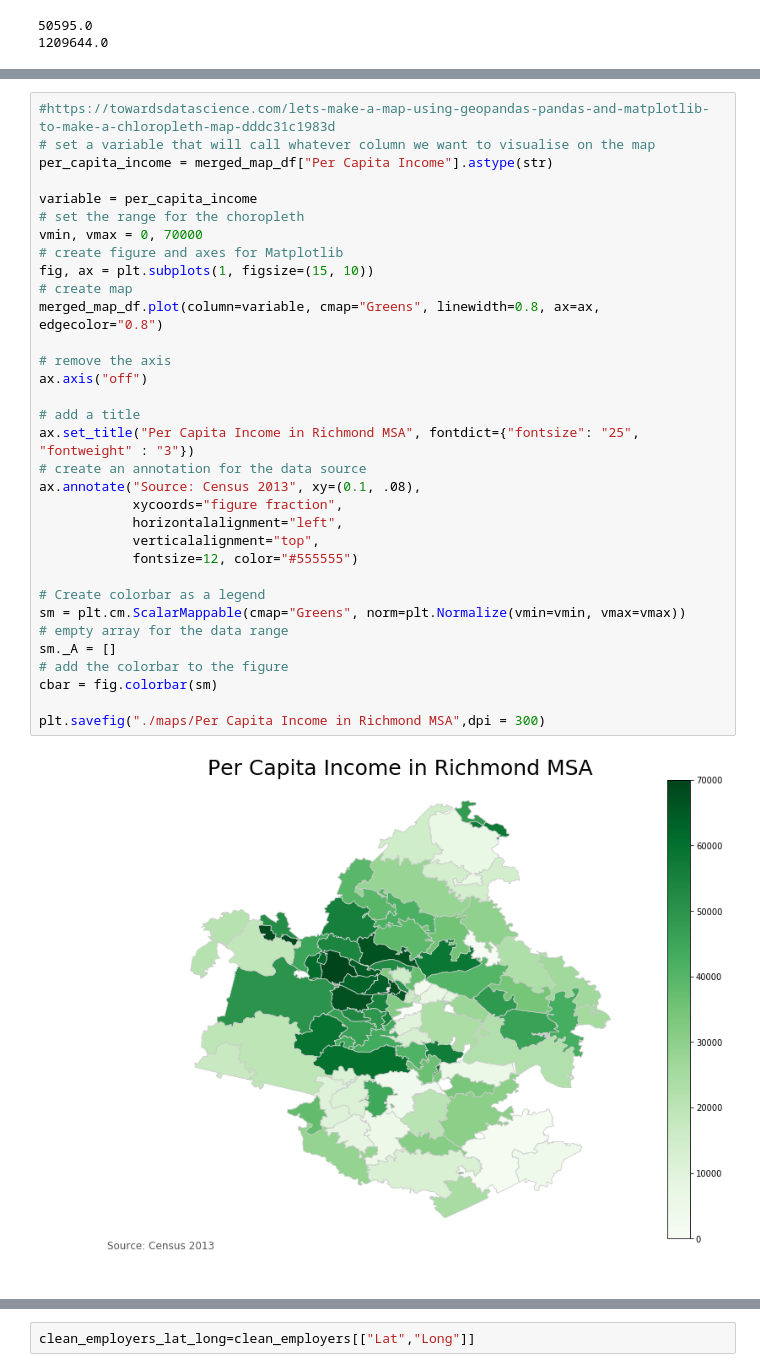
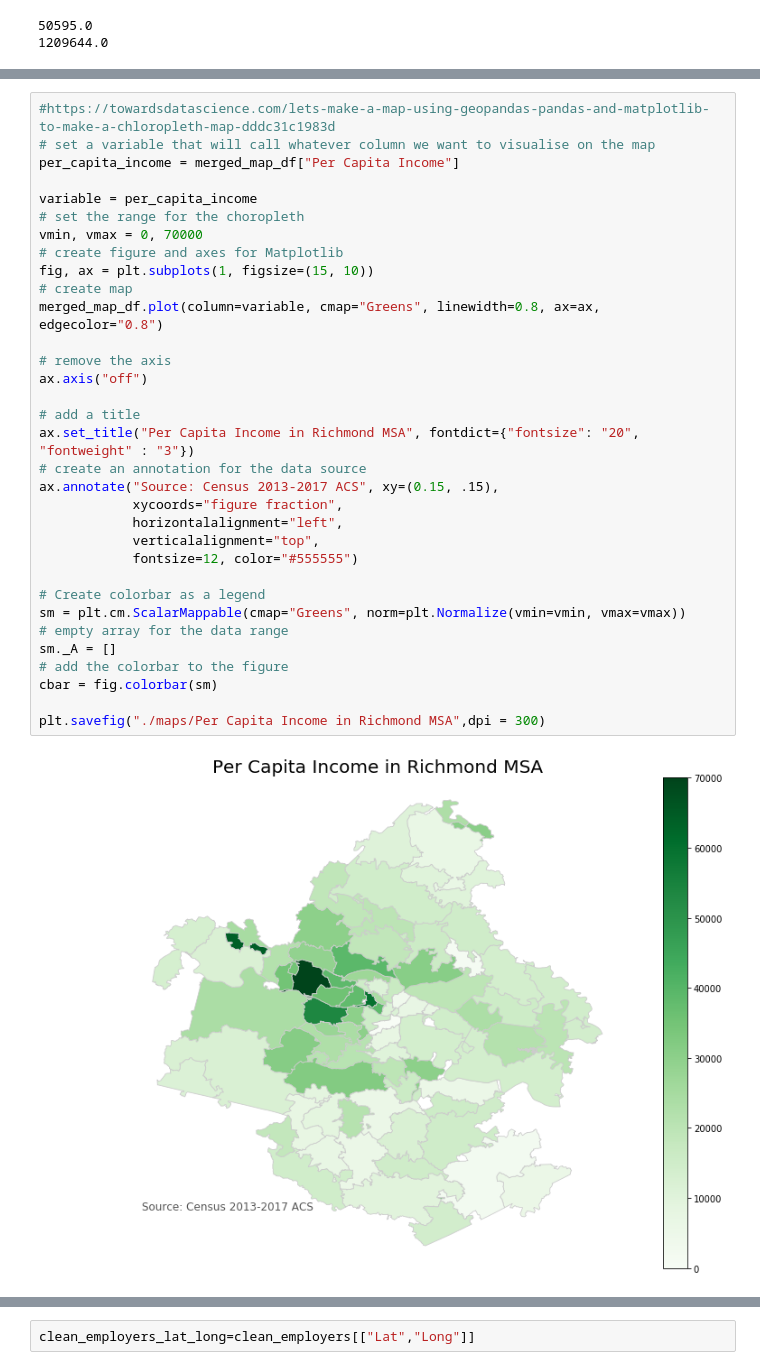
Before and after one commit to dalderbashi/imd_project1, a Jupyter notebook: master_project_doc.ipynb, the cells around one changed output, grey strips where cells are left out. Cells and saved outputs as stored; diff of their text form.

```diff
--- a/master_project_doc.ipynb
+++ b/master_project_doc.ipynb
@@ -459,35 +486,35 @@ plt.savefig("./maps/Unemployment Rate in Richmond MSA",dpi = 300)
 # %%
 #https://towardsdatascience.com/lets-make-a-map-using-geopandas-pandas-and-matplotlib-to-make-a-chloropleth-map-dddc31c1983d
 # set a variable that will call whatever column we want to visualise on the map
-per_capita_income = merged_map_df["Per Capita Income"].astype(str)
+per_capita_income = merged_map_df["Per Capita Income"]
 
 variable = per_capita_income
 # set the range for the choropleth
 vmin, vmax = 0, 70000
 # create figure and axes for Matplotlib
 fig, ax = plt.subplots(1, figsize=(15, 10))
 # create map
 merged_map_df.plot(column=variable, cmap="Greens", linewidth=0.8, ax=ax, edgecolor="0.8")
 
 # remove the axis
 ax.axis("off")
 
 # add a title
-ax.set_title("Per Capita Income in Richmond MSA", fontdict={"fontsize": "25", "fontweight" : "3"})
+ax.set_title("Per Capita Income in Richmond MSA", fontdict={"fontsize": "20", "fontweight" : "3"})
 # create an annotation for the data source
-ax.annotate("Source: Census 2013", xy=(0.1, .08),
+ax.annotate("Source: Census 2013-2017 ACS", xy=(0.15, .15),
             xycoords="figure fraction",
             horizontalalignment="left",
             verticalalignment="top",
             fontsize=12, color="#555555")
 
 # Create colorbar as a legend
 sm = plt.cm.ScalarMappable(cmap="Greens", norm=plt.Normalize(vmin=vmin, vmax=vmax))
 # empty array for the data range
 sm._A = []
 # add the colorbar to the figure
 cbar = fig.colorbar(sm)
 
 plt.savefig("./maps/Per Capita Income in Richmond MSA",dpi = 300)
 # %% [output]
-[figure, old version]
+[figure, new version]
```
Also changed, not shown: parts of 54 cells of this notebook, 12 other files.
